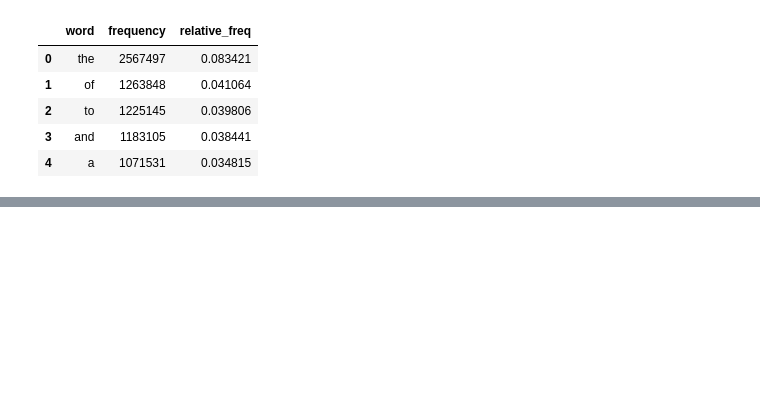
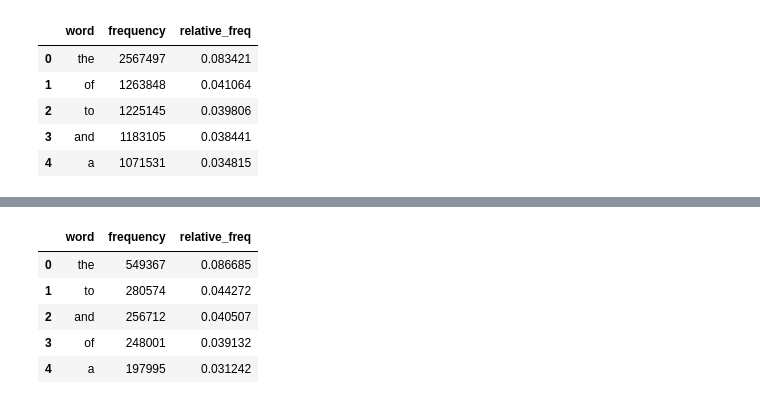
Before and after one commit to mylittlebecca/PEACE_level, a Jupyter notebook: Data.ipynb, the cells around one changed output, grey strips where cells are left out. Drawn from its saved outputs; the diff is of its cells as text; code cells hidden in the pictures; blank space fills up the shorter version.

```diff
--- a/Data.ipynb
+++ b/Data.ipynb
@@ -196,0 +203,4 @@ US_word.to_csv("US_word.csv")
+# %%
+sg['text']=text.apply(remove_place)
+sg['text_2']=sg['text'].apply(remove_names)
+sg = sg.drop(columns=['text'])
@@ -196,0 +210,19 @@ US_word.to_csv("US_word.csv")
+# %%
+SG_word = pd.DataFrame(columns=['word','frequency','relative_freq'])
+Text = ' '.join(sg['text_2'].tolist())
+Text=re.sub(r'[^\w\s]', '', Text)
+# %%
+SG_word['word'] = top_words(Text)
+SG_word['frequency']=top_words_freq(Text)
+# %%
+total_num = SG_word['frequency'].sum()
+SG_word['relative_freq']=SG_word['frequency']/total_num
+# %%
+SG_word.head()
+# %% [output]
+|  | word | frequency | relative_freq |
+| 0 | the | 549367 | 0.086685 |
+| 1 | to | 280574 | 0.044272 |
+| 2 | and | 256712 | 0.040507 |
+| 3 | of | 248001 | 0.039132 |
+| 4 | a | 197995 | 0.031242 |
```
Also changed, not shown: parts of 22 cells of this notebook, 2 other files.
